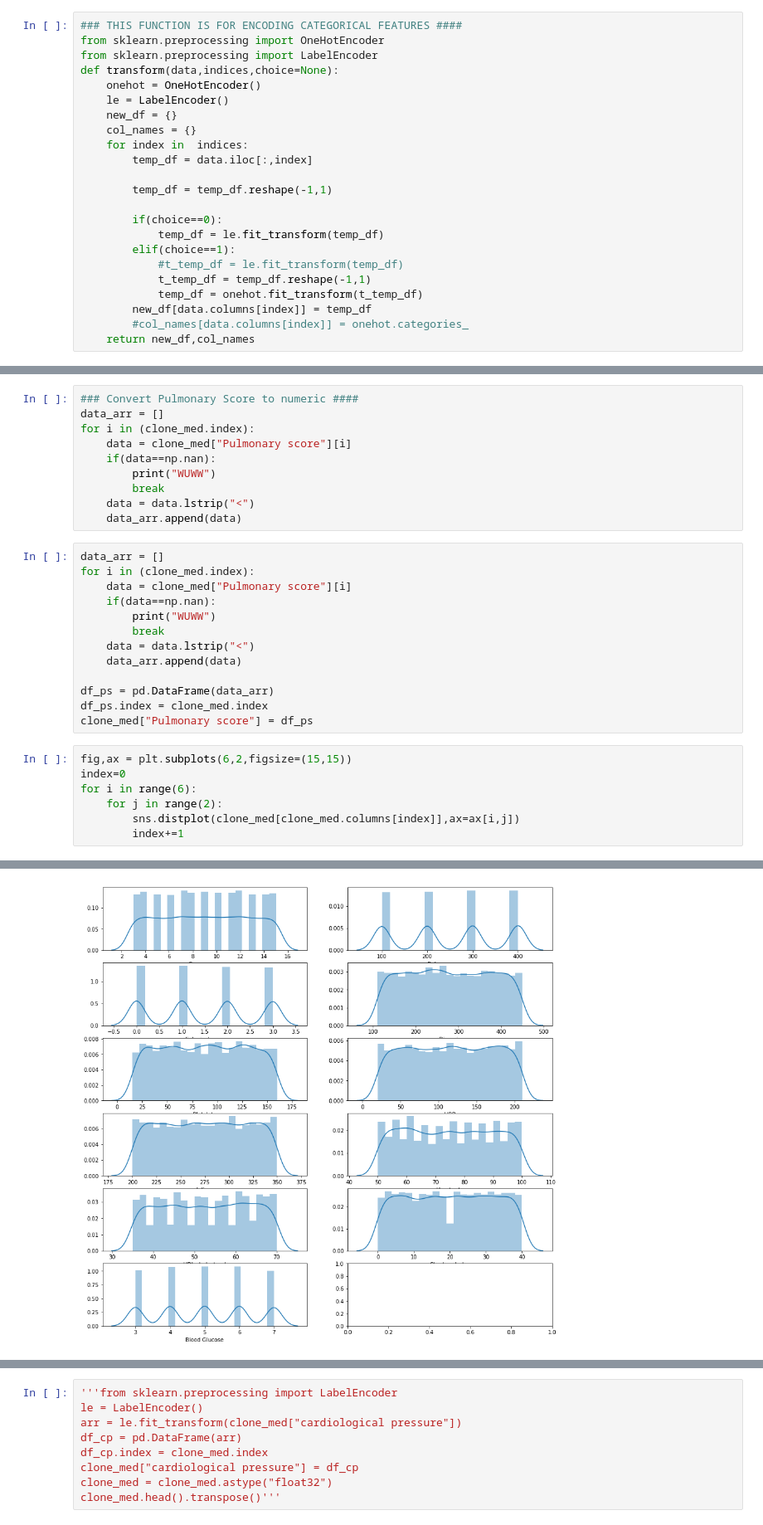
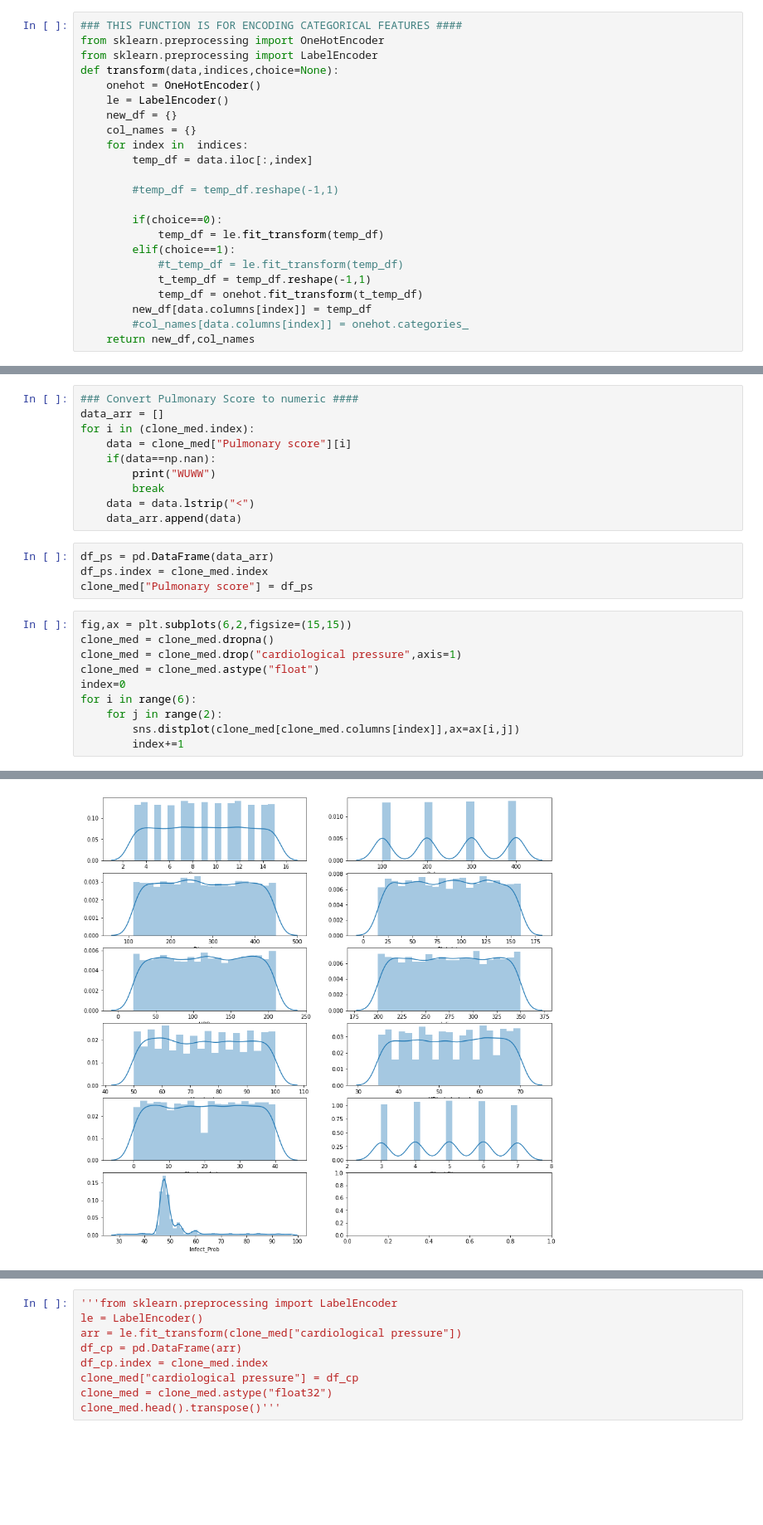
Before and after one commit to aryamansriram/Flipr_Hack, a Jupyter notebook: Flipr_Hack_EDA.ipynb, the cells around one changed output, grey strips where cells are left out. Shown at 83% size. Saved outputs shown, nothing was run; the diff lists cells and outputs as text; blank space fills up the shorter version.

```diff
--- a/Flipr_Hack_EDA.ipynb
+++ b/Flipr_Hack_EDA.ipynb
@@ -212,7 +208,7 @@ def transform(data,indices,choice=None):
     for index in  indices:
         temp_df = data.iloc[:,index]
 
-        temp_df = temp_df.reshape(-1,1)
+        #temp_df = temp_df.reshape(-1,1)
 
         if(choice==0):
             temp_df = le.fit_transform(temp_df)
@@ -728,28 +733,22 @@ for i in (clone_med.index):
     data = data.lstrip("<")
     data_arr.append(data)
 # %%
-data_arr = []
-for i in (clone_med.index):
-    data = clone_med["Pulmonary score"][i]
-    if(data==np.nan):
-        print("WUWW")
-        break
-    data = data.lstrip("<")
-    data_arr.append(data)
-
 df_ps = pd.DataFrame(data_arr)
 df_ps.index = clone_med.index
 clone_med["Pulmonary score"] = df_ps
 # %%
 fig,ax = plt.subplots(6,2,figsize=(15,15))
+clone_med = clone_med.dropna()
+clone_med = clone_med.drop("cardiological pressure",axis=1)
+clone_med = clone_med.astype("float")
 index=0
 for i in range(6):
     for j in range(2):
         sns.distplot(clone_med[clone_med.columns[index]],ax=ax[i,j])
         index+=1
 # %% [output]
 IndexError: index 11 is out of bounds for axis 0 with size 11
-[figure, old version]
+[figure, new version]
 # %%
 fig,ax = plt.subplots(6,2,figsize=(15,15))
 index=0
```
Also changed, not shown: parts of 40 cells of this notebook, 9 other files.
